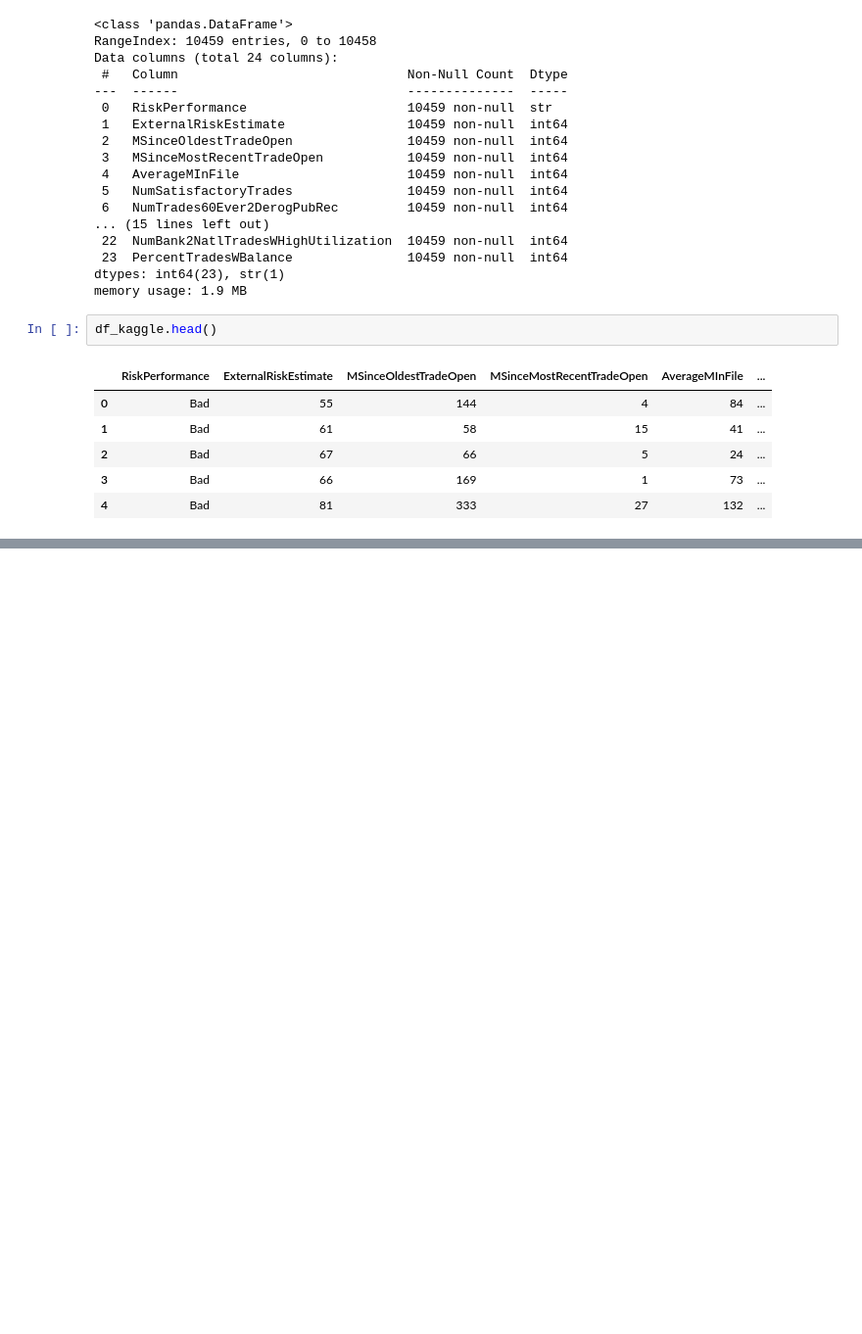
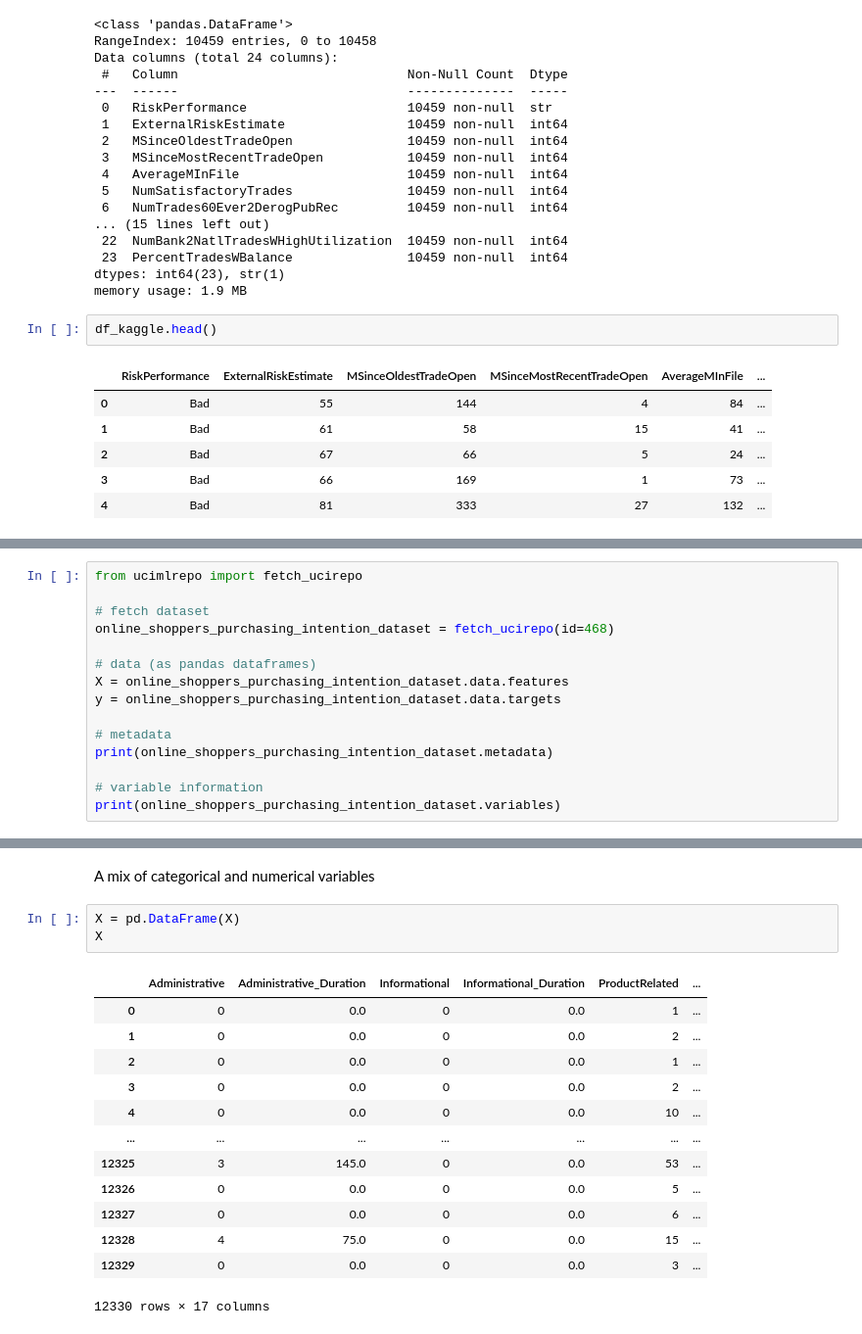
Before and after one commit to jakubpyszniak/XAI_pred_modelling_WNE_2026_final_project, a Jupyter notebook: data_notebooks/data_exploration.ipynb, the cells around one changed output, grey strips where cells are left out. Shown at 98% size. Saved outputs shown, nothing was run; the diff lists cells and outputs as text; blank space fills up the shorter version.

Commit message:
Different dataset - better variable descriptions

```diff
--- a/data_notebooks/data_exploration.ipynb
+++ b/data_notebooks/data_exploration.ipynb
@@ -51,0 +63,15 @@ df_kaggle.head()
+# %%
+from ucimlrepo import fetch_ucirepo
+
+# fetch dataset
+online_shoppers_purchasing_intention_dataset = fetch_ucirepo(id=468)
+
+# data (as pandas dataframes)
+X = online_shoppers_purchasing_intention_dataset.data.features
+y = online_shoppers_purchasing_intention_dataset.data.targets
+
+# metadata
+print(online_shoppers_purchasing_intention_dataset.metadata)
+
+# variable information
+print(online_shoppers_purchasing_intention_dataset.variables)
@@ -51,0 +96,19 @@ df_kaggle.head()
+# %% [markdown]
+A mix of categorical and numerical variables
+# %%
+X = pd.DataFrame(X)
+X
+# %% [output]
+|  | Administrative | Administrative_Duration | Informational | Informational_Duration | ProductRelated | ... |
+| 0 | 0 | 0.0 | 0 | 0.0 | 1 | ... |
+| 1 | 0 | 0.0 | 0 | 0.0 | 2 | ... |
+| 2 | 0 | 0.0 | 0 | 0.0 | 1 | ... |
+| 3 | 0 | 0.0 | 0 | 0.0 | 2 | ... |
+| 4 | 0 | 0.0 | 0 | 0.0 | 10 | ... |
+| ... | ... | ... | ... | ... | ... | ... |
+| 12325 | 3 | 145.0 | 0 | 0.0 | 53 | ... |
+| 12326 | 0 | 0.0 | 0 | 0.0 | 5 | ... |
+| 12327 | 0 | 0.0 | 0 | 0.0 | 6 | ... |
+| 12328 | 4 | 75.0 | 0 | 0.0 | 15 | ... |
+| 12329 | 0 | 0.0 | 0 | 0.0 | 3 | ... |
+12330 rows × 17 columns
```
Also changed, not shown: parts of 8 cells of this notebook, 2 other files.
